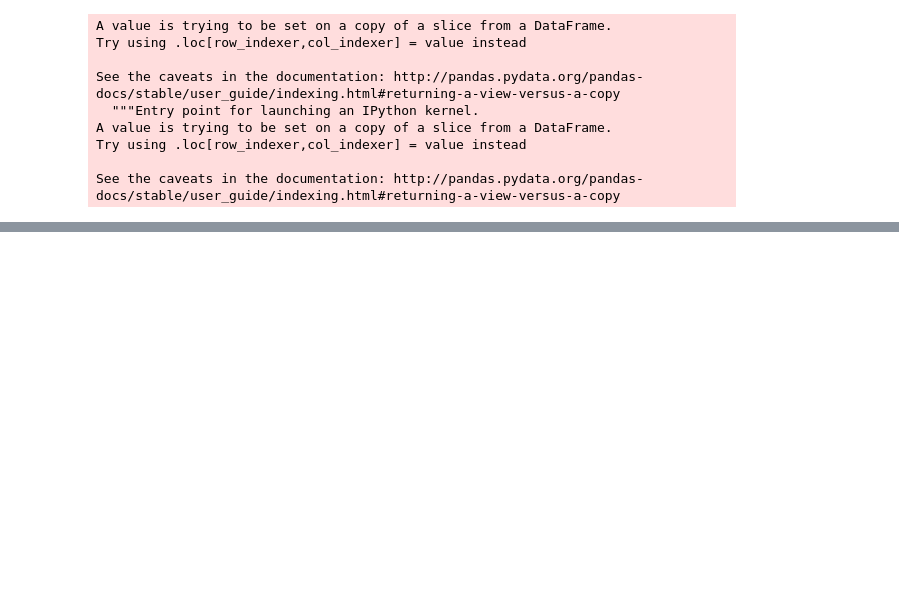
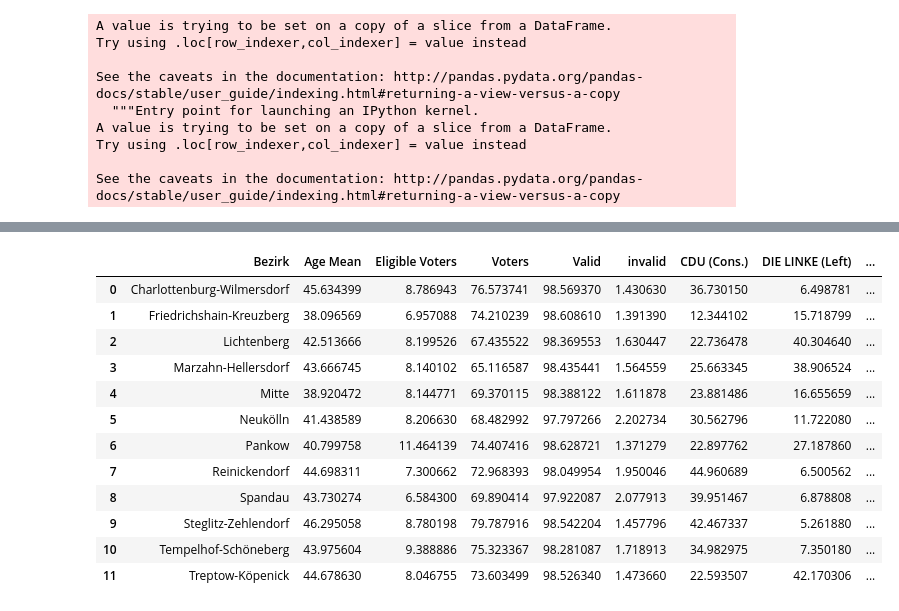
Before and after one commit to ta-data-lis/Project-Week-2-Lisbon, a Jupyter notebook: your-project/berlin_project.ipynb, the cells around one changed output, grey strips where cells are left out. Drawn from its saved outputs; the diff is of its cells as text; code cells hidden in the pictures; blank space fills up the shorter version.

```diff
--- a/your-project/berlin_project.ipynb
+++ b/your-project/berlin_project.ipynb
@@ -523,3 +509,20 @@ final
 | 9 | Steglitz-Zehlendorf | 46.295058 | 8.780198 | 79.787916 | 98.542204 | 1.457796 | 42.467337 | 5.261880 | 29.217251 | 11.802521 | ... |
 | 10 | Tempelhof-Schöneberg | 43.975604 | 9.388886 | 75.323367 | 98.281087 | 1.718913 | 34.982975 | 7.350180 | 26.216848 | 20.361279 | ... |
 | 11 | Treptow-Köpenick | 44.678630 | 8.046755 | 73.603499 | 98.526340 | 1.473660 | 22.593507 | 42.170306 | 17.845150 | 5.022603 | ... |
+# %%
+final = final.rename(columns={'bezirk':'Bezirk', 'wahlberechtigte':'Eligible Voters', 'waehler':'Voters', 'gueltig':'Valid','ungueltig':'invalid','CDU':'CDU (Cons.)','DIE LINKE':'DIE LINKE (Left)','SPD':'SPD (Soc.Dem.)','GRÜNE':'GRÜNE (Green)','AfD':'AfD (Far Cons. & Right)'})
+final
+# %% [output]
+|  | Bezirk | Age Mean | Eligible Voters | Voters | Valid | invalid | CDU (Cons.) | DIE LINKE (Left) | ... |
+| 0 | Charlottenburg-Wilmersdorf | 45.634399 | 8.786943 | 76.573741 | 98.569370 | 1.430630 | 36.730150 | 6.498781 | ... |
+| 1 | Friedrichshain-Kreuzberg | 38.096569 | 6.957088 | 74.210239 | 98.608610 | 1.391390 | 12.344102 | 15.718799 | ... |
+| 2 | Lichtenberg | 42.513666 | 8.199526 | 67.435522 | 98.369553 | 1.630447 | 22.736478 | 40.304640 | ... |
+| 3 | Marzahn-Hellersdorf | 43.666745 | 8.140102 | 65.116587 | 98.435441 | 1.564559 | 25.663345 | 38.906524 | ... |
+| 4 | Mitte | 38.920472 | 8.144771 | 69.370115 | 98.388122 | 1.611878 | 23.881486 | 16.655659 | ... |
+| 5 | Neukölln | 41.438589 | 8.206630 | 68.482992 | 97.797266 | 2.202734 | 30.562796 | 11.722080 | ... |
+| 6 | Pankow | 40.799758 | 11.464139 | 74.407416 | 98.628721 | 1.371279 | 22.897762 | 27.187860 | ... |
+| 7 | Reinickendorf | 44.698311 | 7.300662 | 72.968393 | 98.049954 | 1.950046 | 44.960689 | 6.500562 | ... |
+| 8 | Spandau | 43.730274 | 6.584300 | 69.890414 | 97.922087 | 2.077913 | 39.951467 | 6.878808 | ... |
+| 9 | Steglitz-Zehlendorf | 46.295058 | 8.780198 | 79.787916 | 98.542204 | 1.457796 | 42.467337 | 5.261880 | ... |
+| 10 | Tempelhof-Schöneberg | 43.975604 | 9.388886 | 75.323367 | 98.281087 | 1.718913 | 34.982975 | 7.350180 | ... |
+| 11 | Treptow-Köpenick | 44.678630 | 8.046755 | 73.603499 | 98.526340 | 1.473660 | 22.593507 | 42.170306 | ... |
```
Also changed, not shown: parts of 4 cells of this notebook.
